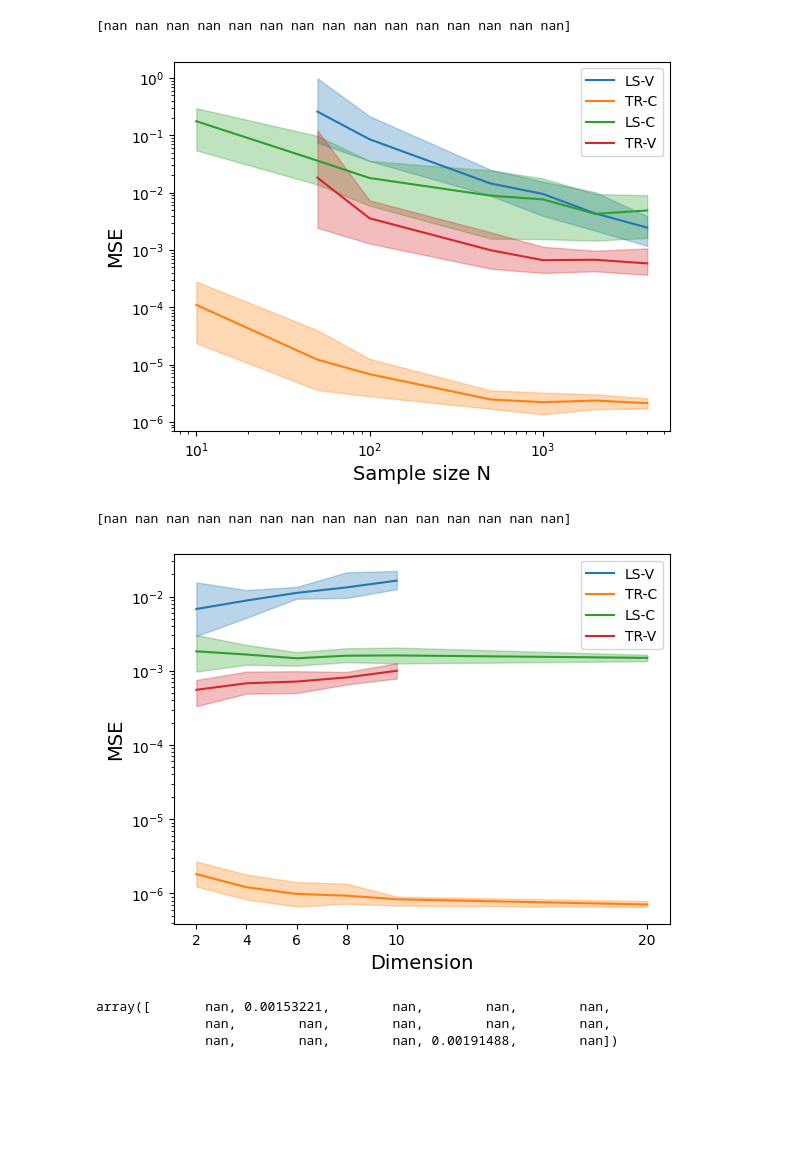
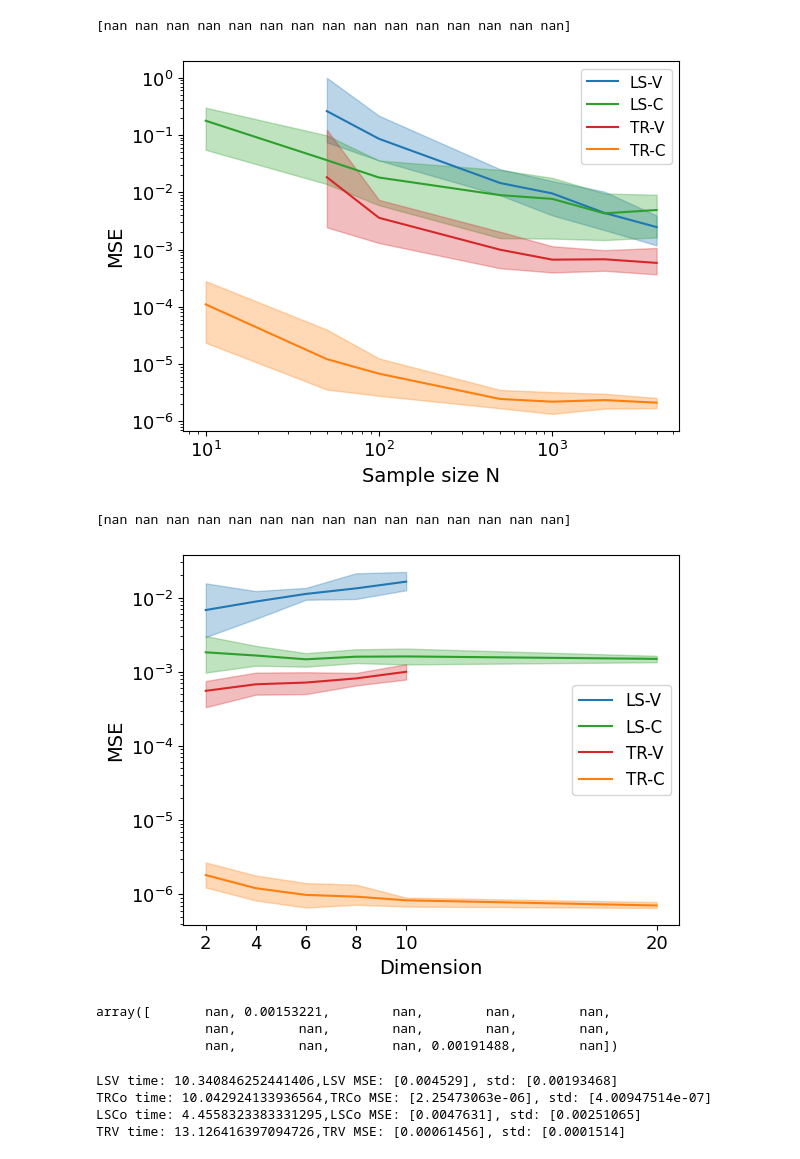
Before and after one commit to YuhangMeiUW/LS-TR-BSDE, a Jupyter notebook: plot_result.ipynb, the cells around one changed output. Drawn from its saved outputs; the diff is of its cells as text; code cells hidden in the pictures; blank space fills up the shorter version.

```diff
--- a/plot_result.ipynb
+++ b/plot_result.ipynb
@@ -198,9 +209,9 @@ max_LSCo_MSE_sample = np.max(LSCo_MSE_sample, axis=0)
 max_TRV_MSE_sample = np.max(TRV_MSE_sample, axis=0)
 plt.figure()
 plt.plot(sample_list, mean_LSV_MSE_sample, color="C0", label="LS-V")
-plt.plot(sample_list, mean_TRCo_MSE_sample, color="C1", label="TR-C")
 plt.plot(sample_list, mean_LSCo_MSE_sample, color="C2", label="LS-C")
 plt.plot(sample_list, mean_TRV_MSE_sample, color="C3", label="TR-V")
+plt.plot(sample_list, mean_TRCo_MSE_sample, color="C1", label="TR-C")
 plt.fill_between(sample_list, min_LSV_MSE_sample, max_LSV_MSE_sample, color="C0", alpha=0.3)
 plt.fill_between(sample_list, min_TRCo_MSE_sample, max_TRCo_MSE_sample, color="C1", alpha=0.3)
 plt.fill_between(sample_list, min_LSCo_MSE_sample, max_LSCo_MSE_sample, color="C2", alpha=0.3)
@@ -209,10 +220,10 @@ plt.xlabel("Sample size N", fontsize=14)
 plt.ylabel("MSE", fontsize=14)
 plt.yscale("log")
 plt.xscale("log")
-plt.legend()
+plt.legend(fontsize=11)
 plt.show()
 # %% [output]
-[figure, old version]
+[figure, new version]
 # %%
 print(TRV_MSE_sample[:,0])
 # %% [output]
@@ -222,39 +233,69 @@ dim_list = [2, 4, 6, 8, 10, 20]
 LSV_MSE_dim = np.load("LSV_MSE_exp15_N1000.npy")
 TRCo_MSE_dim = np.load("TRCo_MSE_exp15_N1000.npy")
 LSCo_MSE_dim = np.load("LSCo_MSE_exp15_N1000.npy")
 TRV_MSE_dim = np.load("TRV_MSE_exp15_N1000.npy")
 mean_LSV_MSE_dim = np.mean(LSV_MSE_dim, axis=0)
 mean_TRCo_MSE_dim = np.mean(TRCo_MSE_dim, axis=0)
 mean_LSCo_MSE_dim = np.mean(LSCo_MSE_dim, axis=0)
 mean_TRV_MSE_dim = np.mean(TRV_MSE_dim, axis=0)
 min_LSV_MSE_dim = np.min(LSV_MSE_dim, axis=0)
 min_TRCo_MSE_dim = np.min(TRCo_MSE_dim, axis=0)
 min_LSCo_MSE_dim = np.min(LSCo_MSE_dim, axis=0)
 min_TRV_MSE_dim = np.min(TRV_MSE_dim, axis=0)
 max_LSV_MSE_dim = np.max(LSV_MSE_dim, axis=0)
 max_TRCo_MSE_dim = np.max(TRCo_MSE_dim, axis=0)
 max_LSCo_MSE_dim = np.max(LSCo_MSE_dim, axis=0)
 max_TRV_MSE_dim = np.max(TRV_MSE_dim, axis=0)
 plt.figure()
 plt.plot(dim_list, mean_LSV_MSE_dim, color="C0", label="LS-V")
-plt.plot(dim_list, mean_TRCo_MSE_dim, color="C1", label="TR-C")
 plt.plot(dim_list, mean_LSCo_MSE_dim, color="C2", label="LS-C")
 plt.plot(dim_list, mean_TRV_MSE_dim, color="C3", label="TR-V")
+plt.plot(dim_list, mean_TRCo_MSE_dim, color="C1", label="TR-C")
 plt.fill_between(dim_list, min_LSV_MSE_dim, max_LSV_MSE_dim, color="C0", alpha=0.3)
 plt.fill_between(dim_list, min_TRCo_MSE_dim, max_TRCo_MSE_dim, color="C1", alpha=0.3)
 plt.fill_between(dim_list, min_LSCo_MSE_dim, max_LSCo_MSE_dim, color="C2", alpha=0.3)
 plt.fill_between(dim_list, min_TRV_MSE_dim, max_TRV_MSE_dim, color="C3", alpha=0.3)
 plt.xlabel("Dimension", fontsize=14)
 plt.ylabel("MSE", fontsize=14)
 plt.yscale("log")
 plt.xticks(dim_list)
-plt.legend()
+plt.legend(fontsize=12)
 plt.show()
 # %% [output]
-[figure, old version]
+[figure, new version]
 # %%
 TRV_MSE_dim[:,-1]
 # %% [output]
 array([       nan, 0.00153221,        nan,        nan,        nan,
               nan,        nan,        nan,        nan,        nan,
               nan,        nan,        nan, 0.00191488,        nan])
+# %%
+LSV_MSE_exp15 = np.load("LSV_MSE_T4_dt002_N2000_exp15.npy")
+TRCo_MSE_exp15 = np.load("TRCo_MSE_T4_dt002_N2000_exp15.npy")
+LSCo_MSE_exp15 = np.load("LSCo_MSE_T4_dt002_N2000_exp15.npy")
+TRV_MSE_exp15 = np.load("TRV_MSE_T4_dt002_N2000_exp15.npy")
+mean_LSV_MSE_exp15 = np.mean(LSV_MSE_exp15, axis=0)
+mean_TRCo_MSE_exp15 = np.mean(TRCo_MSE_exp15, axis=0)
+mean_LSCo_MSE_exp15 = np.mean(LSCo_MSE_exp15, axis=0)
+mean_TRV_MSE_exp15 = np.mean(TRV_MSE_exp15, axis=0)
+std_LSV_MSE_exp15 = np.std(LSV_MSE_exp15, axis=0)
+std_TRCo_MSE_exp15 = np.std(TRCo_MSE_exp15, axis=0)
+std_LSCo_MSE_exp15 = np.std(LSCo_MSE_exp15, axis=0)
+std_TRV_MSE_exp15 = np.std(TRV_MSE_exp15, axis=0)
+LSV_time_exp15 = np.loadtxt("LSV_time_exp15.txt")
+TRCo_time_exp15 = np.loadtxt("TRCo_time_exp15.txt")
+LSCo_time_exp15 = np.loadtxt("LSCo_time_exp15.txt")
+TRV_time_exp15 = np.loadtxt("TRV_time_exp15.txt")
+LSV_mean_time_exp15 = np.mean(LSV_time_exp15)
+TRCo_mean_time_exp15 = np.mean(TRCo_time_exp15)
+LSCo_mean_time_exp15 = np.mean(LSCo_time_exp15)
+TRV_mean_time_exp15 = np.mean(TRV_time_exp15)
+print(f'LSV time: {LSV_mean_time_exp15},LSV MSE: {mean_LSV_MSE_exp15}, std: {std_LSV_MSE_exp15}')
+print(f'TRCo time: {TRCo_mean_time_exp15},TRCo MSE: {mean_TRCo_MSE_exp15}, std: {std_TRCo_MSE_exp15}')
+print(f'LSCo time: {LSCo_mean_time_exp15},LSCo MSE: {mean_LSCo_MSE_exp15}, std: {std_LSCo_MSE_exp15}')
+print(f'TRV time: {TRV_mean_time_exp15},TRV MSE: {mean_TRV_MSE_exp15}, std: {std_TRV_MSE_exp15}')
+# %% [output]
+LSV time: 10.340846252441406,LSV MSE: [0.004529], std: [0.00193468]
+TRCo time: 10.042924133936564,TRCo MSE: [2.25473063e-06], std: [4.00947514e-07]
+LSCo time: 4.4558323383331295,LSCo MSE: [0.0047631], std: [0.00251065]
+TRV time: 13.126416397094726,TRV MSE: [0.00061456], std: [0.0001514]
```
Also changed, not shown: parts of 6 cells of this notebook, 32 other files.
